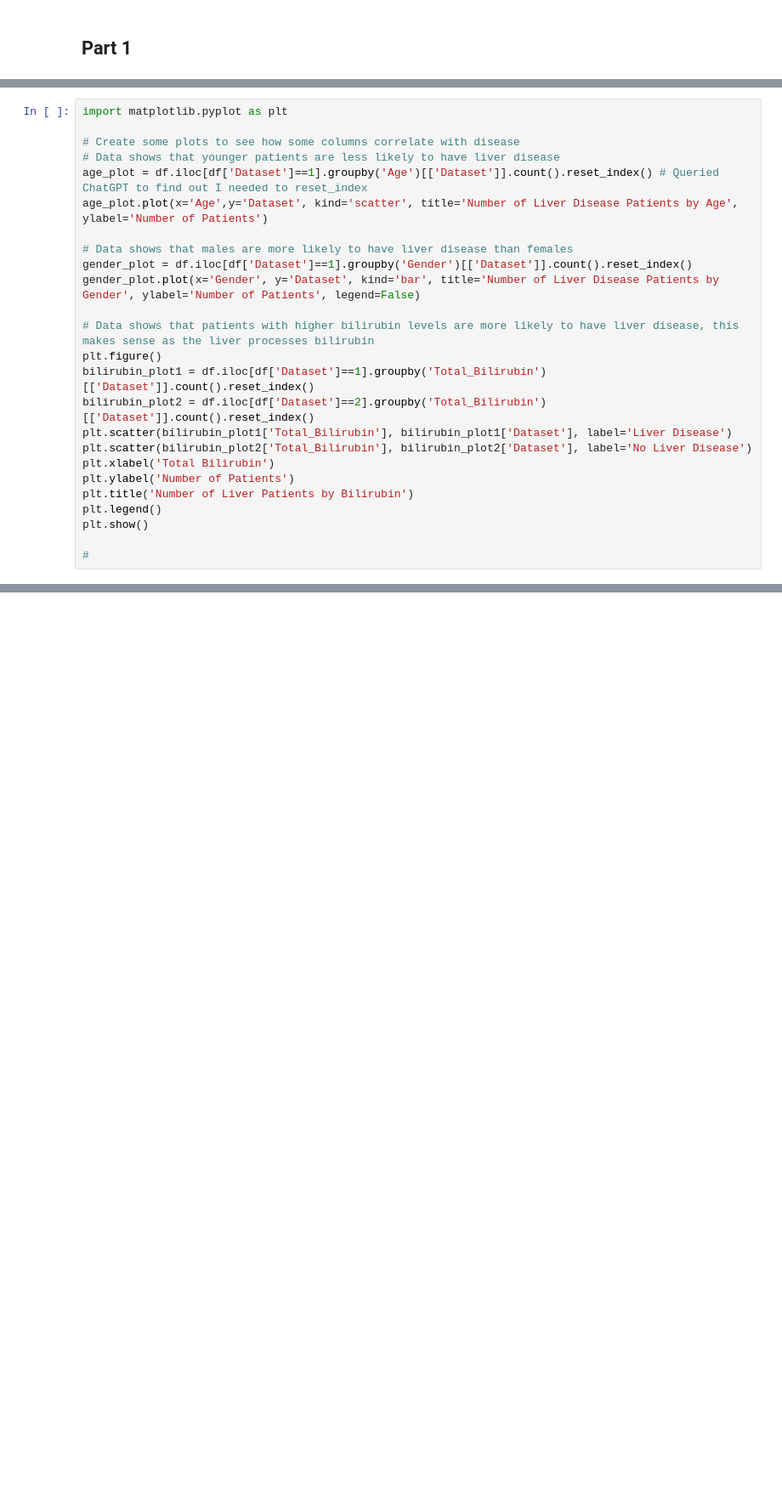
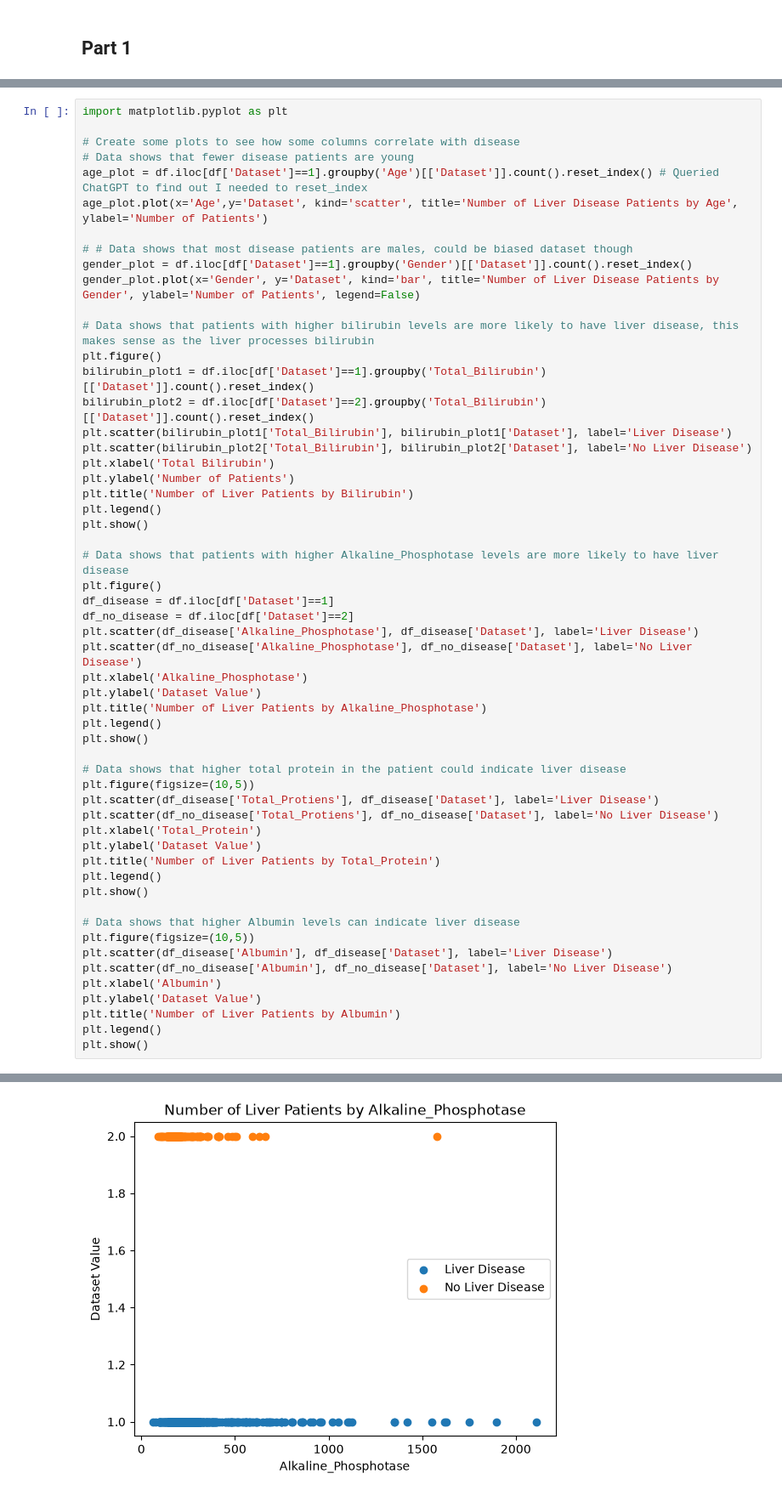
Before and after one commit to fernandezLeonardo/indian-liver-patient-classification, a Jupyter notebook: Fernandez_Leonardo_CA1.ipynb, the cells around one changed output, grey strips where cells are left out. Shown at 85% size. Cells and saved outputs as stored; diff of their text form; blank space fills up the shorter version.

Commit message:
Create three more plots

```diff
--- a/Fernandez_Leonardo_CA1.ipynb
+++ b/Fernandez_Leonardo_CA1.ipynb
@@ -26,29 +26,60 @@ print("\nDuplicate rows:", df.duplicated().sum()) # 13 duplicates
 # %%
 import matplotlib.pyplot as plt
 
 # Create some plots to see how some columns correlate with disease
-# Data shows that younger patients are less likely to have liver disease
+# Data shows that fewer disease patients are young
 age_plot = df.iloc[df['Dataset']==1].groupby('Age')[['Dataset']].count().reset_index() # Queried ChatGPT to find out I needed to reset_index
 age_plot.plot(x='Age',y='Dataset', kind='scatter', title='Number of Liver Disease Patients by Age', ylabel='Number of Patients')
 
-# Data shows that males are more likely to have liver disease than females
+# # Data shows that most disease patients are males, could be biased dataset though
 gender_plot = df.iloc[df['Dataset']==1].groupby('Gender')[['Dataset']].count().reset_index()
 gender_plot.plot(x='Gender', y='Dataset', kind='bar', title='Number of Liver Disease Patients by Gender', ylabel='Number of Patients', legend=False)
 
 # Data shows that patients with higher bilirubin levels are more likely to have liver disease, this makes sense as the liver processes bilirubin
 plt.figure()
 bilirubin_plot1 = df.iloc[df['Dataset']==1].groupby('Total_Bilirubin')[['Dataset']].count().reset_index()
 bilirubin_plot2 = df.iloc[df['Dataset']==2].groupby('Total_Bilirubin')[['Dataset']].count().reset_index()
 plt.scatter(bilirubin_plot1['Total_Bilirubin'], bilirubin_plot1['Dataset'], label='Liver Disease')
 plt.scatter(bilirubin_plot2['Total_Bilirubin'], bilirubin_plot2['Dataset'], label='No Liver Disease')
 plt.xlabel('Total Bilirubin')
 plt.ylabel('Number of Patients')
 plt.title('Number of Liver Patients by Bilirubin')
 plt.legend()
 plt.show()
 
-#
+# Data shows that patients with higher Alkaline_Phosphotase levels are more likely to have liver disease
+plt.figure()
+df_disease = df.iloc[df['Dataset']==1]
+df_no_disease = df.iloc[df['Dataset']==2]
+plt.scatter(df_disease['Alkaline_Phosphotase'], df_disease['Dataset'], label='Liver Disease')
+plt.scatter(df_no_disease['Alkaline_Phosphotase'], df_no_disease['Dataset'], label='No Liver Disease')
+plt.xlabel('Alkaline_Phosphotase')
+plt.ylabel('Dataset Value')
+plt.title('Number of Liver Patients by Alkaline_Phosphotase')
+plt.legend()
+plt.show()
+
+# Data shows that higher total protein in the patient could indicate liver disease
+plt.figure(figsize=(10,5))
+plt.scatter(df_disease['Total_Protiens'], df_disease['Dataset'], label='Liver Disease')
+plt.scatter(df_no_disease['Total_Protiens'], df_no_disease['Dataset'], label='No Liver Disease')
+plt.xlabel('Total_Protein')
+plt.ylabel('Dataset Value')
+plt.title('Number of Liver Patients by Total_Protein')
+plt.legend()
+plt.show()
+
+# Data shows that higher Albumin levels can indicate liver disease
+plt.figure(figsize=(10,5))
+plt.scatter(df_disease['Albumin'], df_disease['Dataset'], label='Liver Disease')
+plt.scatter(df_no_disease['Albumin'], df_no_disease['Dataset'], label='No Liver Disease')
+plt.xlabel('Albumin')
+plt.ylabel('Dataset Value')
+plt.title('Number of Liver Patients by Albumin')
+plt.legend()
+plt.show()
 # %% [output]
 [figure]
 [figure]
 [figure]
+[figure, added]
```
Also changed, not shown: parts of 1 cell of this notebook.
